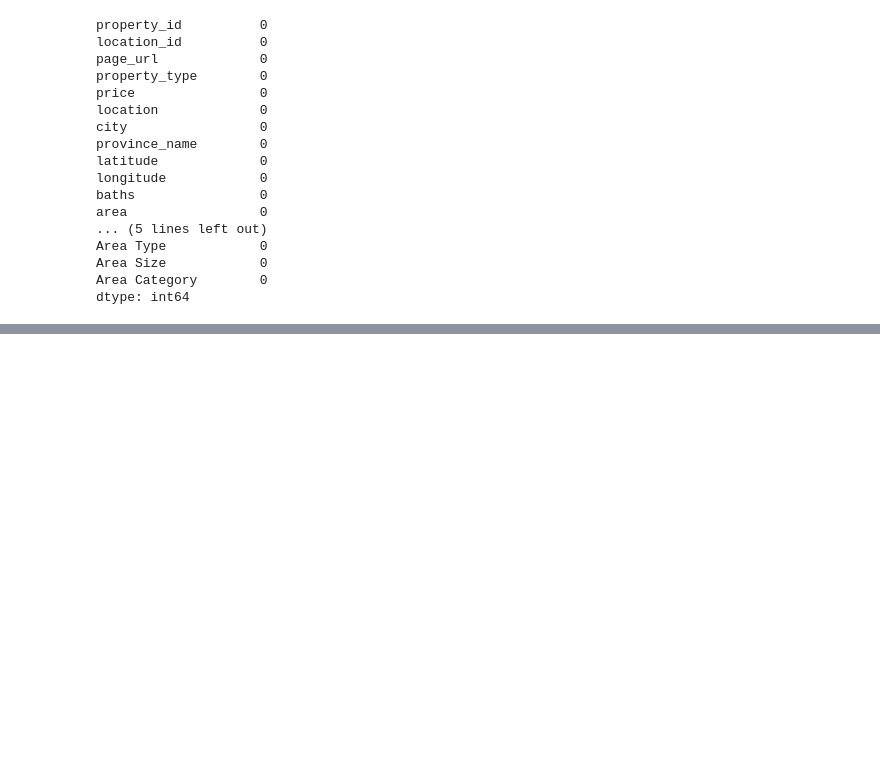
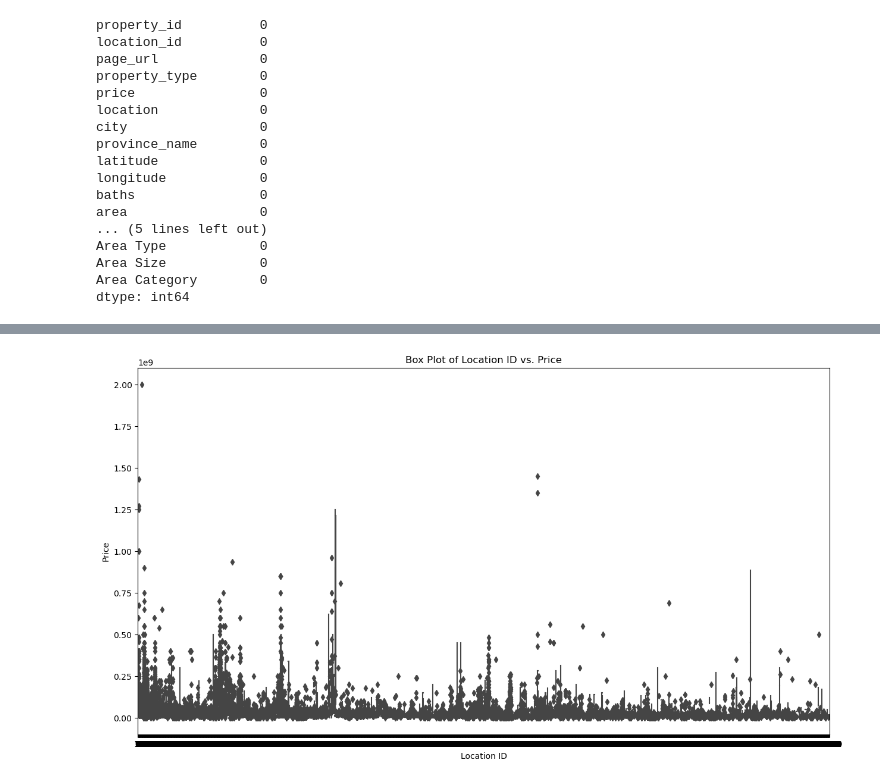
Before and after one commit to liviubalan/data-science-projects, a Jupyter notebook: kaggle/01-house-prices-2023/01-Kaggle House Prices 2023.ipynb, the cells around one changed output, grey strips where cells are left out. Cells and saved outputs as stored; diff of their text form; code cells hidden in the pictures; blank space fills up the shorter version.

```diff
--- a/kaggle/01-house-prices-2023/01-Kaggle House Prices 2023.ipynb
+++ b/kaggle/01-house-prices-2023/01-Kaggle House Prices 2023.ipynb
@@ -348,0 +250,9 @@ df[df['Area Size'] >= 500][['price', 'Area Size']].sort_values('Area Size')
+# %%
+plt.figure(figsize=(15, 8))
+sns.boxplot(x='location_id', y='price', data=df)
+plt.title('Box Plot of Location ID vs. Price')
+plt.xlabel('Location ID')
+plt.ylabel('Price')
+plt.show()
+# %% [output]
+[figure, added]
```
Also changed, not shown: parts of 44 cells of this notebook.
